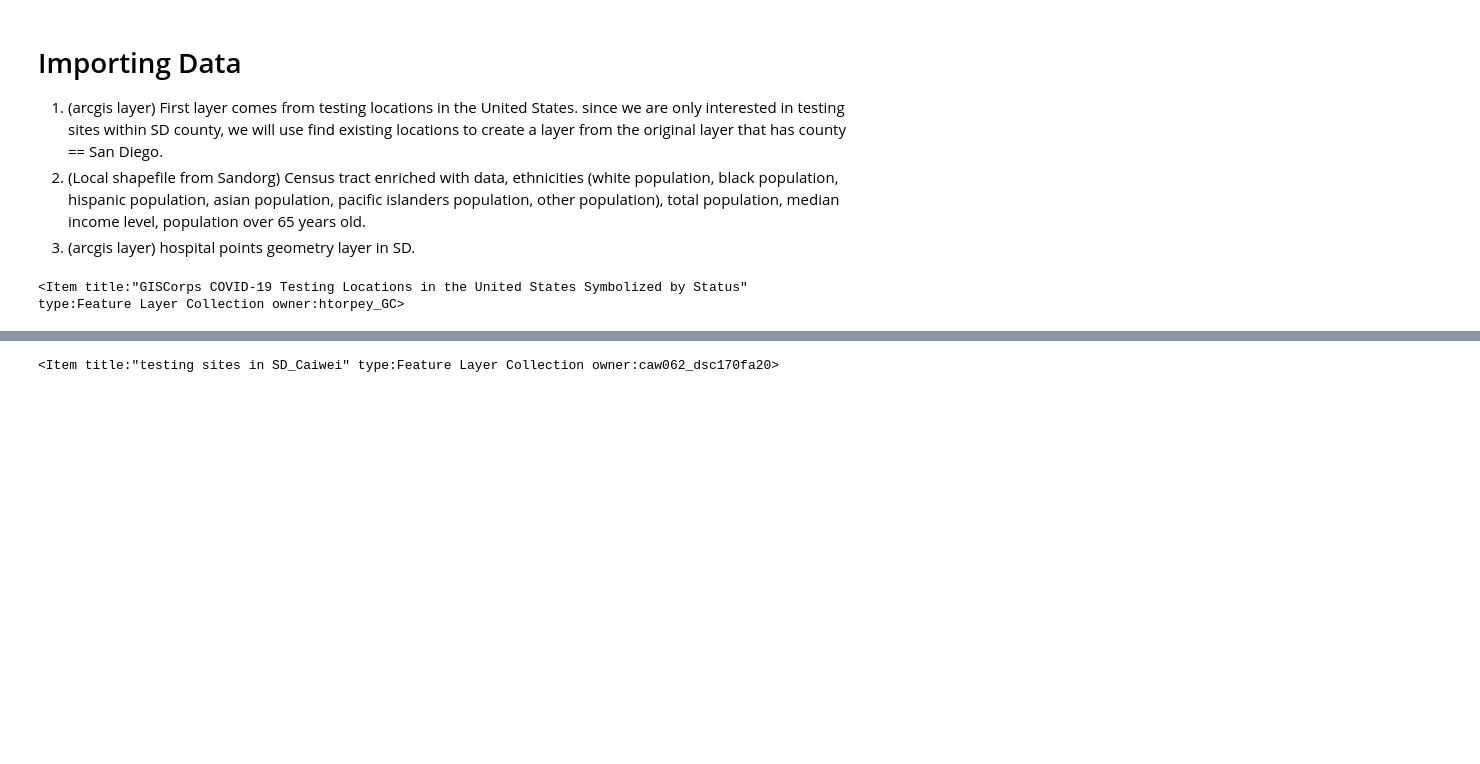
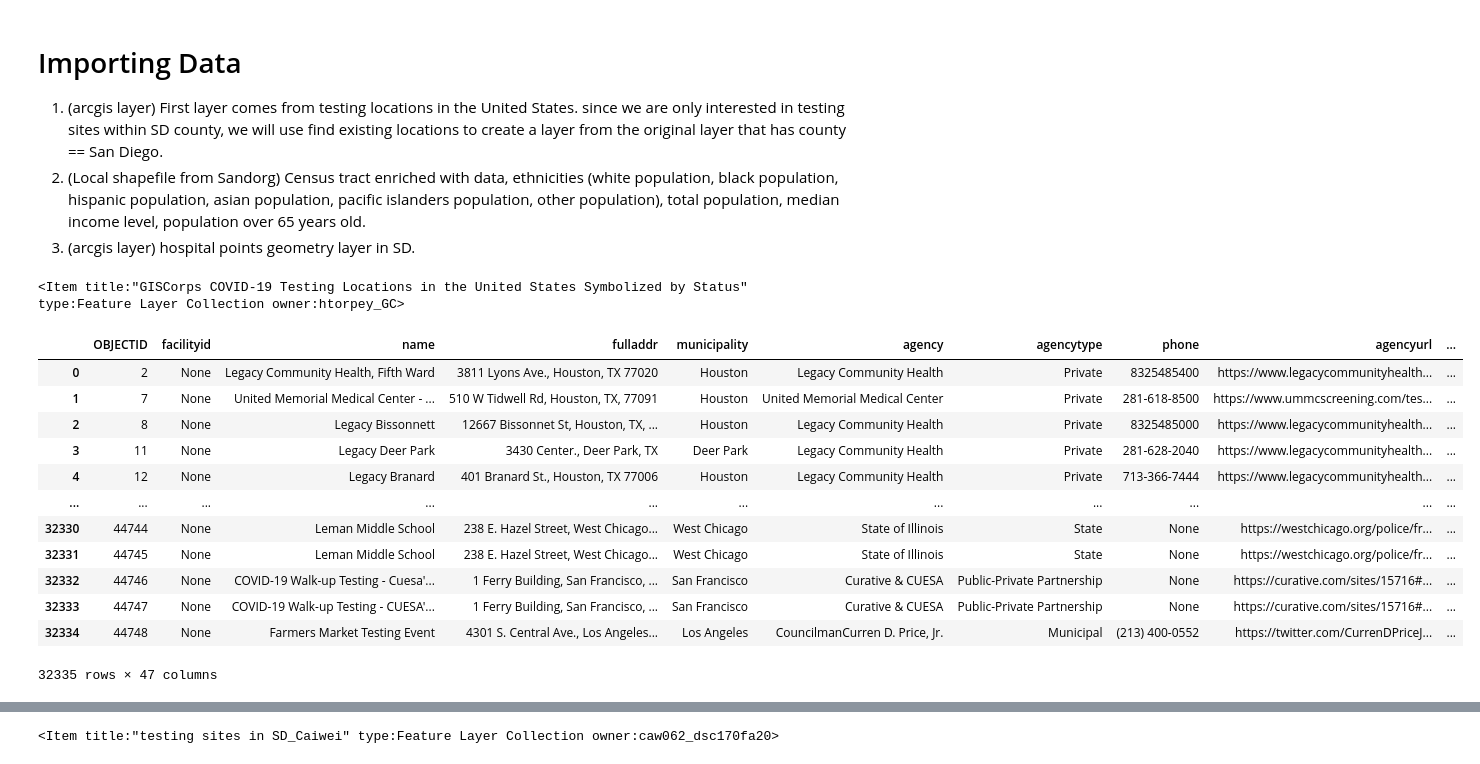
Before and after one commit to wendyw1999/DSC170_final_project, a Jupyter notebook: final presentation.ipynb, the cells around one changed output, grey strips where cells are left out. Cells and saved outputs as stored; diff of their text form; code cells hidden in the pictures; blank space fills up the shorter version.

```diff
--- a/final presentation.ipynb
+++ b/final presentation.ipynb
@@ -24,3 +24,19 @@ testing_sites
 testing_layer = testing_sites.layers[0]
 # %%
 testing_sites_sdf = pd.DataFrame.spatial.from_layer(testing_layer)
+# %%
+testing_sites_sdf
+# %% [output]
+|  | OBJECTID | facilityid | name | fulladdr | municipality | agency | agencytype | phone | agencyurl | ... |
+| 0 | 2 | None | Legacy Community Health, Fifth Ward | 3811 Lyons Ave., Houston, TX 77020 | Houston | Legacy Community Health | Private | 8325485400 | https://www.legacycommunityhealth... | ... |
+| 1 | 7 | None | United Memorial Medical Center - ... | 510 W Tidwell Rd, Houston, TX, 77091 | Houston | United Memorial Medical Center | Private | 281-618-8500 | https://www.ummcscreening.com/tes... | ... |
+| 2 | 8 | None | Legacy Bissonnett | 12667 Bissonnet St, Houston, TX, ... | Houston | Legacy Community Health | Private | 8325485000 | https://www.legacycommunityhealth... | ... |
+| 3 | 11 | None | Legacy Deer Park | 3430 Center., Deer Park, TX | Deer Park | Legacy Community Health | Private | 281-628-2040 | https://www.legacycommunityhealth... | ... |
+| 4 | 12 | None | Legacy Branard | 401 Branard St., Houston, TX 77006 | Houston | Legacy Community Health | Private | 713-366-7444 | https://www.legacycommunityhealth... | ... |
+| ... | ... | ... | ... | ... | ... | ... | ... | ... | ... | ... |
+| 32330 | 44744 | None | Leman Middle School | 238 E. Hazel Street, West Chicago... | West Chicago | State of Illinois | State | None | https://westchicago.org/police/fr... | ... |
+| 32331 | 44745 | None | Leman Middle School | 238 E. Hazel Street, West Chicago... | West Chicago | State of Illinois | State | None | https://westchicago.org/police/fr... | ... |
+| 32332 | 44746 | None | COVID-19 Walk-up Testing - Cuesa'... | 1 Ferry Building, San Francisco, ... | San Francisco | Curative & CUESA | Public-Private Partnership | None | https://curative.com/sites/15716#... | ... |
+| 32333 | 44747 | None | COVID-19 Walk-up Testing - CUESA'... | 1 Ferry Building, San Francisco, ... | San Francisco | Curative & CUESA | Public-Private Partnership | None | https://curative.com/sites/15716#... | ... |
+| 32334 | 44748 | None | Farmers Market Testing Event | 4301 S. Central Ave., Los Angeles... | Los Angeles | CouncilmanCurren D. Price, Jr. | Municipal | (213) 400-0552 | https://twitter.com/CurrenDPriceJ... | ... |
+32335 rows × 47 columns
```
Also changed, not shown: parts of 54 cells of this notebook.
